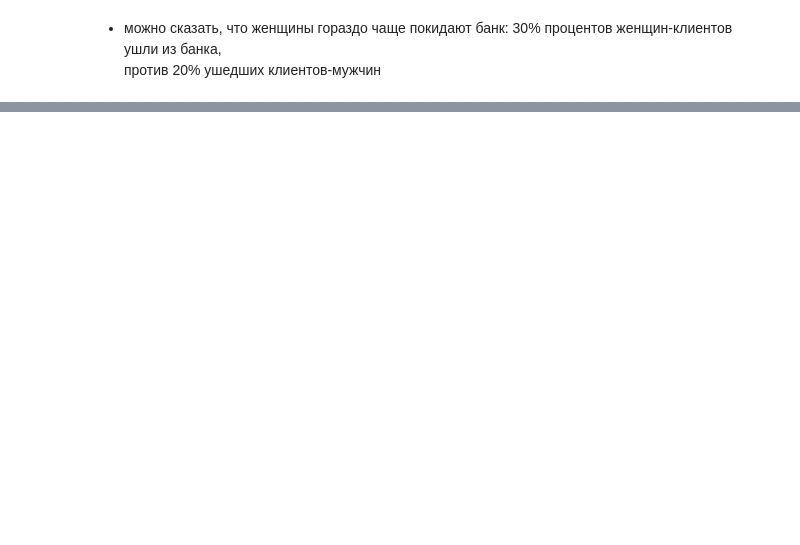
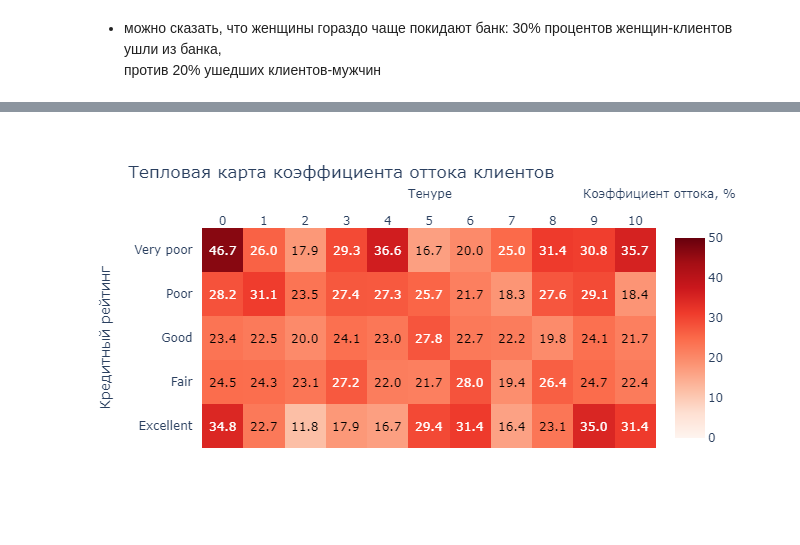
Before and after one commit to KonstantinMedvedev1996/skillfactory_ML_course, a Jupyter notebook: task_1/churn_visualization.ipynb, the cells around one changed output, grey strips where cells are left out. Drawn from its saved outputs; the diff is of its cells as text; code cells hidden in the pictures; blank space fills up the shorter version.

```diff
--- a/task_1/churn_visualization.ipynb
+++ b/task_1/churn_visualization.ipynb
@@ -154,0 +247,57 @@ yes thats right
+# %%
+def get_credit_score_cat(credit_score):
+    if credit_score >= 300 and credit_score < 500:
+        return "Very poor"
+    elif credit_score >= 500 and credit_score < 601:
+        return "Poor"
+    elif credit_score >= 601 and credit_score < 661:
+        return "Fair"
+    elif credit_score >= 661 and credit_score < 781:
+        return "Good"
+    elif credit_score >= 781 and credit_score < 851:
+        return "Excellent"
+    elif credit_score >= 851:
+        return "Top"
+    elif credit_score < 300:
+        return "Deep"
+
+
+clients_above_2500['CreditScoreCat'] = clients_above_2500['CreditScore'].apply(get_credit_score_cat)
+score_and_tenure = pd.pivot_table(
+    clients_above_2500,
+    values='Exited',
+    index='CreditScoreCat',
+    columns='Tenure',
+    aggfunc='mean'
+)
+score_and_tenure = (score_and_tenure * 100).round(1)
+
+fig = ff.create_annotated_heatmap(
+    z=score_and_tenure.to_numpy(),
+    x=score_and_tenure.columns.tolist(),
+    y=score_and_tenure.index.tolist(),
+    colorscale='Reds',
+    zmin=0, zmax=50,
+    showscale=True
+)
+fig.add_annotation(x=1.18,
+                   y=1.2,
+                   showarrow=False,
+                   text="Коэффициент оттока, %",
+                   xref="paper",
+                   yref="paper"
+)
+fig.add_annotation(x=0.5,
+                   y=1.2,
+                   showarrow=False,
+                   text="Тенуре",
+                   xref="paper",
+                   yref="paper"
+)
+fig.update_layout(width=647, height=400)
+fig.layout.yaxis.title = 'Кредитный рейтинг'
+fig.layout.title = 'Тепловая карта коэффициента оттока клиентов'
+fig.write_image('data/churn_heatmap.png')
+fig.show('png')
+# %% [output]
+[figure, added]
```
Also changed, not shown: parts of 17 cells of this notebook, 6 other files.
